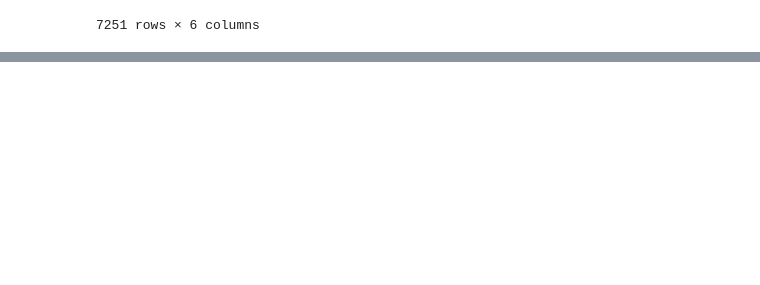
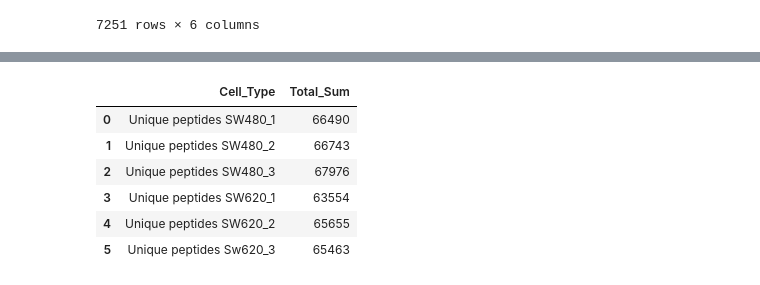
Before and after one commit to imoisharma/Proteomics, a Jupyter notebook: data9.ipynb, the cells around one changed output, grey strips where cells are left out. Saved outputs shown, nothing was run; the diff lists cells and outputs as text; code cells hidden in the pictures; blank space fills up the shorter version.

```diff
--- a/data9.ipynb
+++ b/data9.ipynb
@@ -128 +130,8 @@ df5_new.shape
+# %%
+df5['Unique peptides SW480_1'] = df5['Unique peptides SW480_1'].astype('int')
+df5['Unique peptides SW480_2'] = df5['Unique peptides SW480_2'].astype('int')
+df5['Unique peptides SW480_3'] = df5['Unique peptides SW480_3'].astype('int')
+df5['Unique peptides SW620_1'] = df5['Unique peptides SW620_1'].astype('int')
+df5['Unique peptides SW620_2'] = df5['Unique peptides SW620_2'].astype('int')
+df5['Unique peptides Sw620_3'] = df5['Unique peptides Sw620_3'].astype('int')
 # %%
@@ -154,0 +161,3 @@ ValueError: invalid literal for int() with base 10: 'WASH1'
+# %%
+Sum = df5.sum(axis=0)
+Sum
@@ -154,0 +172,12 @@ ValueError: invalid literal for int() with base 10: 'WASH1'
+# %%
+df_sum = Sum.to_frame().reset_index()
+df_sum.columns = ['Cell_Type','Total_Sum']
+df_sum
+# %% [output]
+|  | Cell_Type | Total_Sum |
+| 0 | Unique peptides SW480_1 | 66490 |
+| 1 | Unique peptides SW480_2 | 66743 |
+| 2 | Unique peptides SW480_3 | 67976 |
+| 3 | Unique peptides SW620_1 | 63554 |
+| 4 | Unique peptides SW620_2 | 65655 |
+| 5 | Unique peptides Sw620_3 | 65463 |
```
Also changed, not shown: parts of 11 cells of this notebook.
